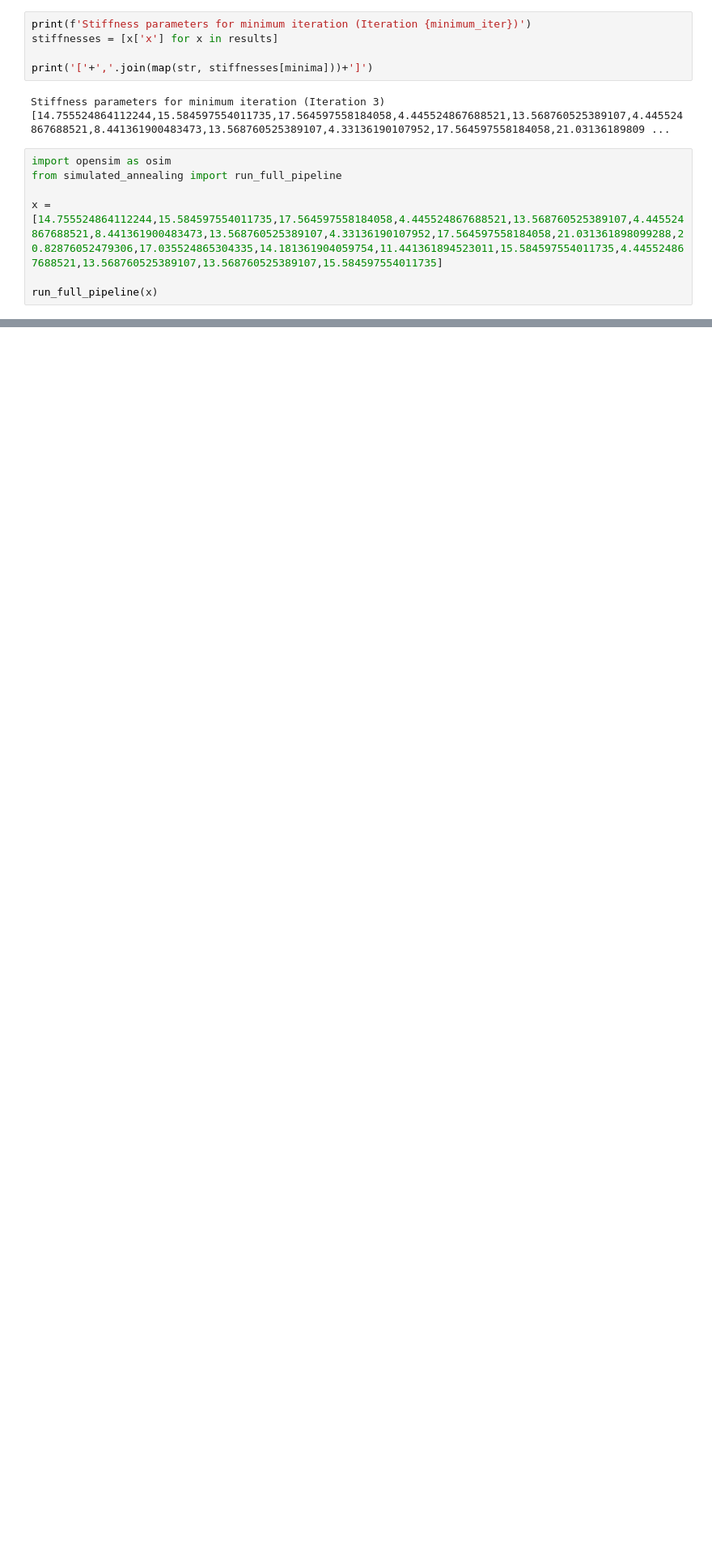
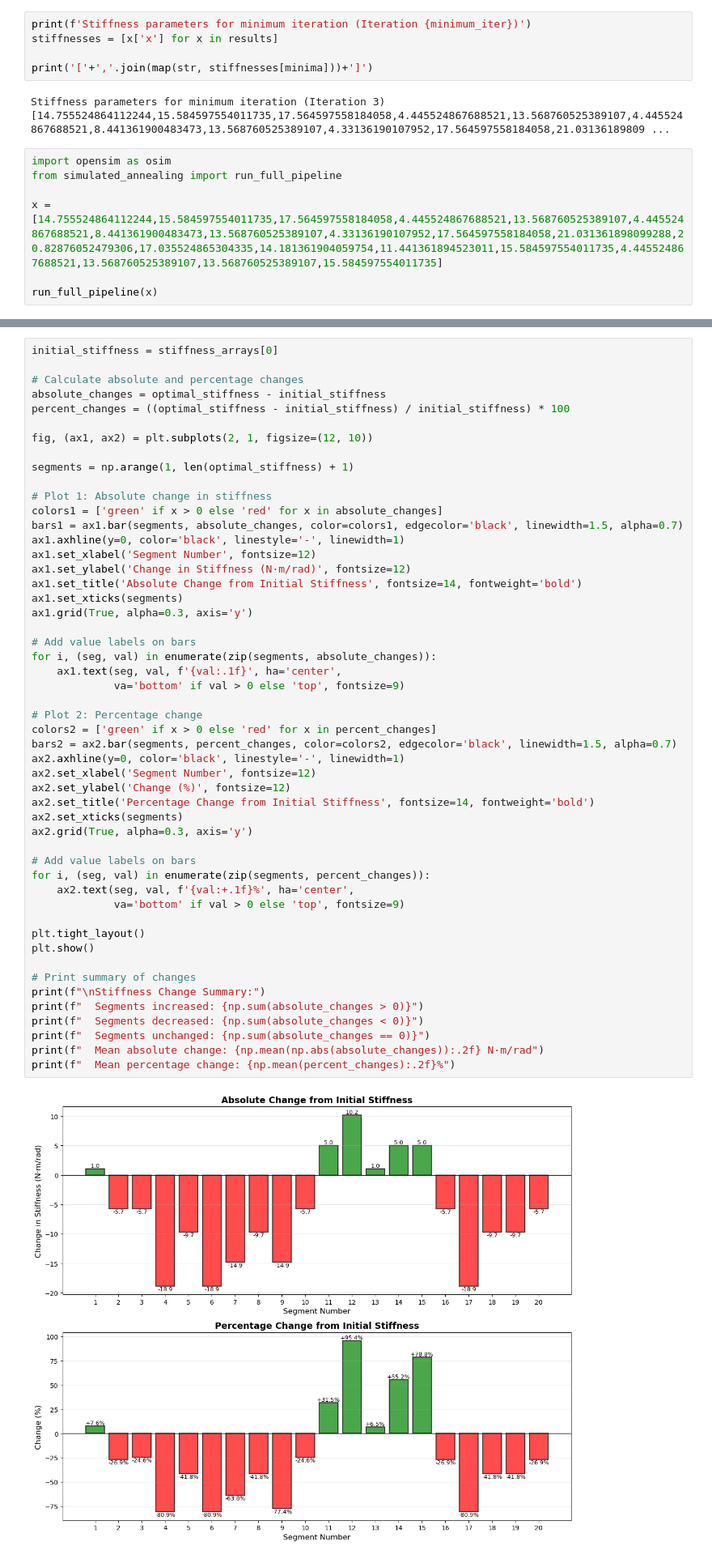
Before and after one commit to aidankirwin/StiffFoot, a Jupyter notebook: results_analysis/analysis.ipynb, the cells around one changed output, grey strips where cells are left out. Shown: that part at 81% size. Drawn from its saved outputs; the diff is of its cells as text; blank space fills up the shorter version.

```diff
--- a/results_analysis/analysis.ipynb
+++ b/results_analysis/analysis.ipynb
@@ -50,0 +75,53 @@ run_full_pipeline(x)
+# %%
+initial_stiffness = stiffness_arrays[0]
+
+# Calculate absolute and percentage changes
+absolute_changes = optimal_stiffness - initial_stiffness
+percent_changes = ((optimal_stiffness - initial_stiffness) / initial_stiffness) * 100
+
+fig, (ax1, ax2) = plt.subplots(2, 1, figsize=(12, 10))
+
+segments = np.arange(1, len(optimal_stiffness) + 1)
+
+# Plot 1: Absolute change in stiffness
+colors1 = ['green' if x > 0 else 'red' for x in absolute_changes]
+bars1 = ax1.bar(segments, absolute_changes, color=colors1, edgecolor='black', linewidth=1.5, alpha=0.7)
+ax1.axhline(y=0, color='black', linestyle='-', linewidth=1)
+ax1.set_xlabel('Segment Number', fontsize=12)
+ax1.set_ylabel('Change in Stiffness (N·m/rad)', fontsize=12)
+ax1.set_title('Absolute Change from Initial Stiffness', fontsize=14, fontweight='bold')
+ax1.set_xticks(segments)
+ax1.grid(True, alpha=0.3, axis='y')
+
+# Add value labels on bars
+for i, (seg, val) in enumerate(zip(segments, absolute_changes)):
+    ax1.text(seg, val, f'{val:.1f}', ha='center',
+             va='bottom' if val > 0 else 'top', fontsize=9)
+
+# Plot 2: Percentage change
+colors2 = ['green' if x > 0 else 'red' for x in percent_changes]
+bars2 = ax2.bar(segments, percent_changes, color=colors2, edgecolor='black', linewidth=1.5, alpha=0.7)
+ax2.axhline(y=0, color='black', linestyle='-', linewidth=1)
+ax2.set_xlabel('Segment Number', fontsize=12)
+ax2.set_ylabel('Change (%)', fontsize=12)
+ax2.set_title('Percentage Change from Initial Stiffness', fontsize=14, fontweight='bold')
+ax2.set_xticks(segments)
+ax2.grid(True, alpha=0.3, axis='y')
+
+# Add value labels on bars
+for i, (seg, val) in enumerate(zip(segments, percent_changes)):
+    ax2.text(seg, val, f'{val:+.1f}%', ha='center',
+             va='bottom' if val > 0 else 'top', fontsize=9)
+
+plt.tight_layout()
+plt.show()
+
+# Print summary of changes
+print(f"\nStiffness Change Summary:")
+print(f"  Segments increased: {np.sum(absolute_changes > 0)}")
+print(f"  Segments decreased: {np.sum(absolute_changes < 0)}")
+print(f"  Segments unchanged: {np.sum(absolute_changes == 0)}")
+print(f"  Mean absolute change: {np.mean(np.abs(absolute_changes)):.2f} N·m/rad")
+print(f"  Mean percentage change: {np.mean(percent_changes):.2f}%")
+# %% [output]
+[figure, added]
```
Also changed, not shown: parts of 6 cells of this notebook.
